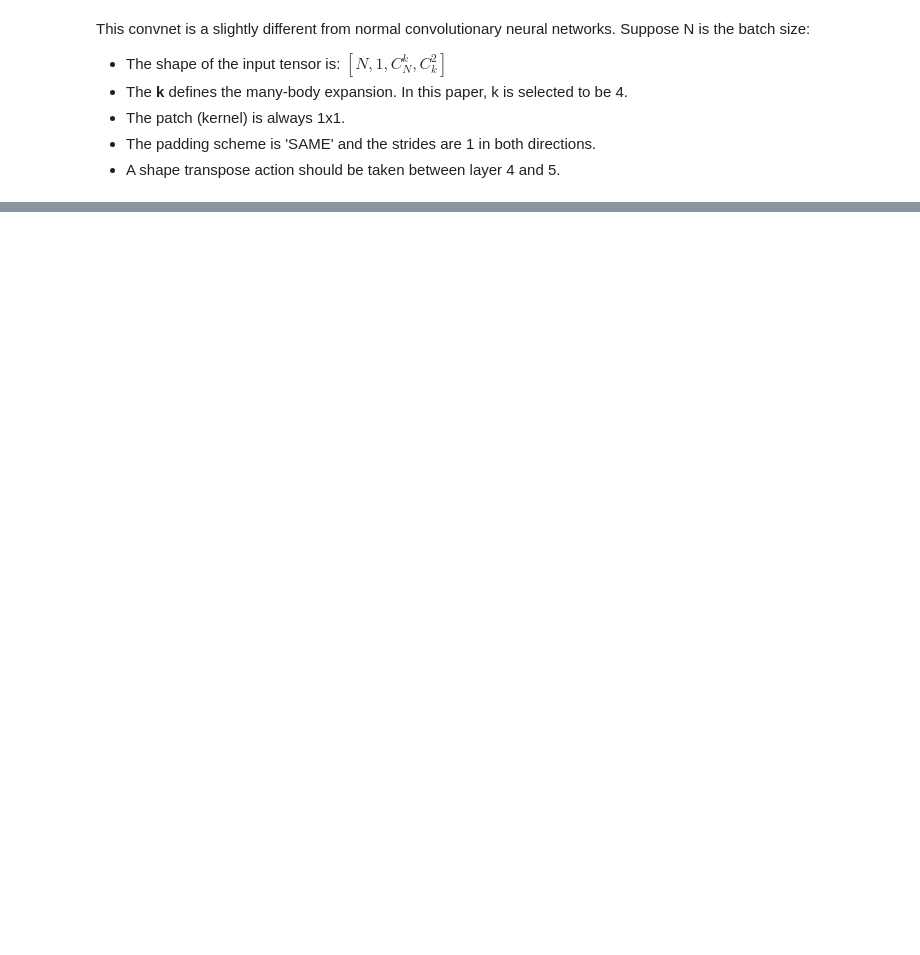
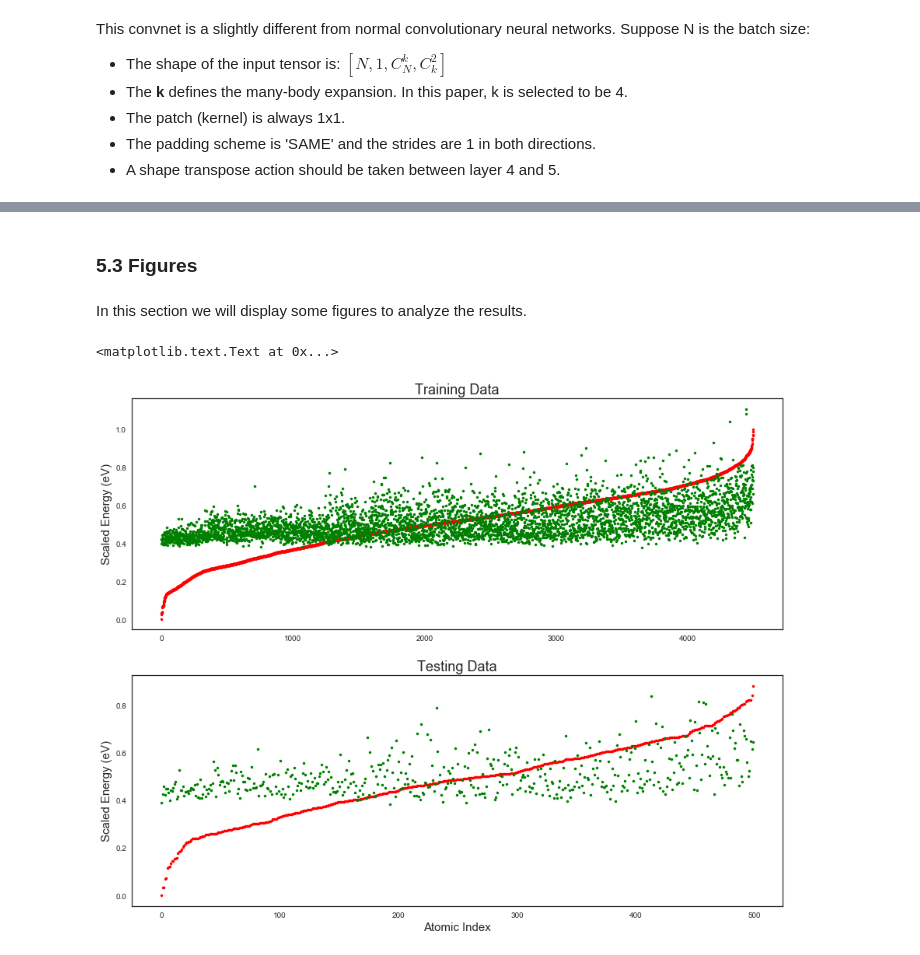
Before and after one commit to Bismarrck/kcon, a Jupyter notebook: mbenn/zhai_mbenn.ipynb, the cells around one changed output, grey strips where cells are left out. Saved outputs shown, nothing was run; the diff lists cells and outputs as text; code cells hidden in the pictures; blank space fills up the shorter version.

```diff
--- a/mbenn/zhai_mbenn.ipynb
+++ b/mbenn/zhai_mbenn.ipynb
@@ -83,0 +595,2 @@ def variable_summaries(tensor):
+# %%
+X_train, X_test, y_train, y_test = train_test_split(dataset, targets, random_state=SEED, test_size=0.1)
@@ -83,0 +599,9 @@ def variable_summaries(tensor):
+# %%
+width = 1
+height = comb(NUM_SITES, 4, exact=True)
+depth = 6
+
+X_batch = tf.placeholder(tf_type, [batch_size, width, height, depth])
+y_batch = tf.placeholder(tf_type, [batch_size, 1])
+
+estimates, parameters = inference(X_batch, height)
@@ -83,0 +712,12 @@ def variable_summaries(tensor):
+# %%
+def eval_in_batches(data):
+  """ Get all predictions for a dataset by running it in small batches. """
+  size = data.shape[0]
+  if size < batch_size:
+    raise ValueError("batch size for evals larger than dataset: %d" % size)
+  eval_values = np.ndarray(shape=(size, 1), dtype=np_type)
+  for i, inext in brange(0, size, batch_size):
+    eval_values[i: inext] = sess.run(
+      estimates,
+      feed_dict={X_batch: data[i: inext, ...]})
+  return eval_values
@@ -83,0 +809,28 @@ def variable_summaries(tensor):
+# %% [markdown]
+### 5.3 Figures
+# %% [markdown]
+In this section we will display some figures to analyze the results.
+# %%
+y_train_est = eval_in_batches(X_train)
+train_orders = np.argsort(y_train.flatten())
+
+y_test_est = eval_in_batches(X_test)
+test_orders = np.argsort(y_test.flatten())
+# %%
+plt.rcParams["figure.figsize"] = [15, 12]
+
+sns.set_style("white")
+fig, (ax1, ax2) = plt.subplots(2, 1)
+ax1.plot(y_train[train_orders], "r.")
+ax1.plot(y_train_est[train_orders], "g.")
+ax1.set_ylabel("Scaled Energy (eV)", fontsize=15)
+ax1.set_title("Training Data", fontsize=18)
+
+ax2.plot(y_test[test_orders], "r.")
+ax2.plot(y_test_est[test_orders], "g.")
+ax2.set_xlabel("Atomic Index", fontsize=15)
+ax2.set_ylabel("Scaled Energy (eV)", fontsize=15)
+ax2.set_title("Testing Data", fontsize=18)
+# %% [output]
+<matplotlib.text.Text at 0x...>
+[figure, added]
```
Also changed, not shown: parts of 53 cells of this notebook.
